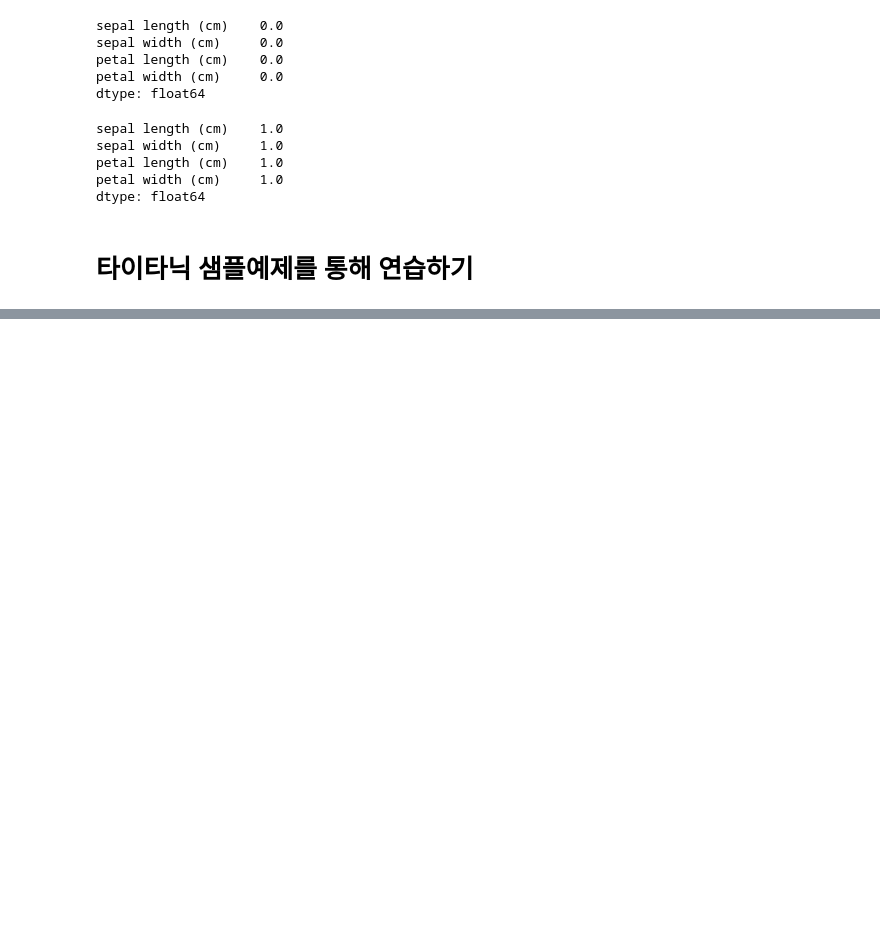
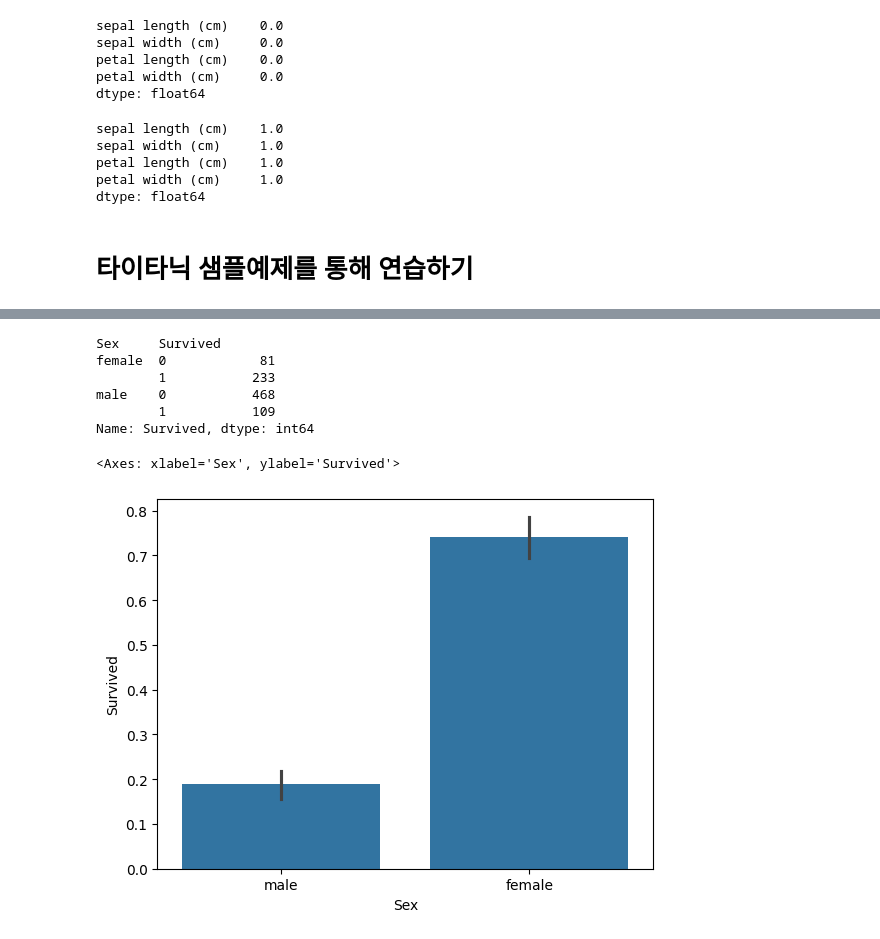
Before and after one commit to illuly/Python, a Jupyter notebook: 파이썬_머신러닝_02_사이킷런.ipynb, the cells around one changed output, grey strips where cells are left out. Drawn from its saved outputs; the diff is of its cells as text; code cells hidden in the pictures; blank space fills up the shorter version.

```diff
--- a/파이썬_머신러닝_02_사이킷런.ipynb
+++ b/파이썬_머신러닝_02_사이킷런.ipynb
@@ -372,4 +372,4 @@ import matplotlib.pyplot as plt
 import seaborn as sns
 %matplotlib inline
 # %%
-titanic_df = pd.read_csv('train.csv')
+titanic_df = pd.read_csv('./sample_data/train.csv')
@@ -377,0 +405,6 @@ ParserError: Error tokenizing data. C error: Expected 1 fields in line 41, saw 1
+# %%
+titanic_df['Age'].fillna(titanic_df['Age'].mean(),inplace = True)
+# %%
+titanic_df['Cabin'].fillna('N',inplace = True)
+# %%
+titanic_df['Embarked'].fillna('N',inplace = True)
@@ -377,0 +459,15 @@ ParserError: Error tokenizing data. C error: Expected 1 fields in line 41, saw 1
+# %%
+
+titanic_df.groupby(['Sex','Survived'])['Survived'].count()
+# %% [output]
+Sex     Survived
+female  0            81
+        1           233
+male    0           468
+        1           109
+Name: Survived, dtype: int64
+# %%
+sns.barplot(x='Sex', y = 'Survived', data = titanic_df) # 그래프 그리기
+# %% [output]
+<Axes: xlabel='Sex', ylabel='Survived'>
+[figure, added]
```
Also changed, not shown: parts of 18 cells of this notebook.
